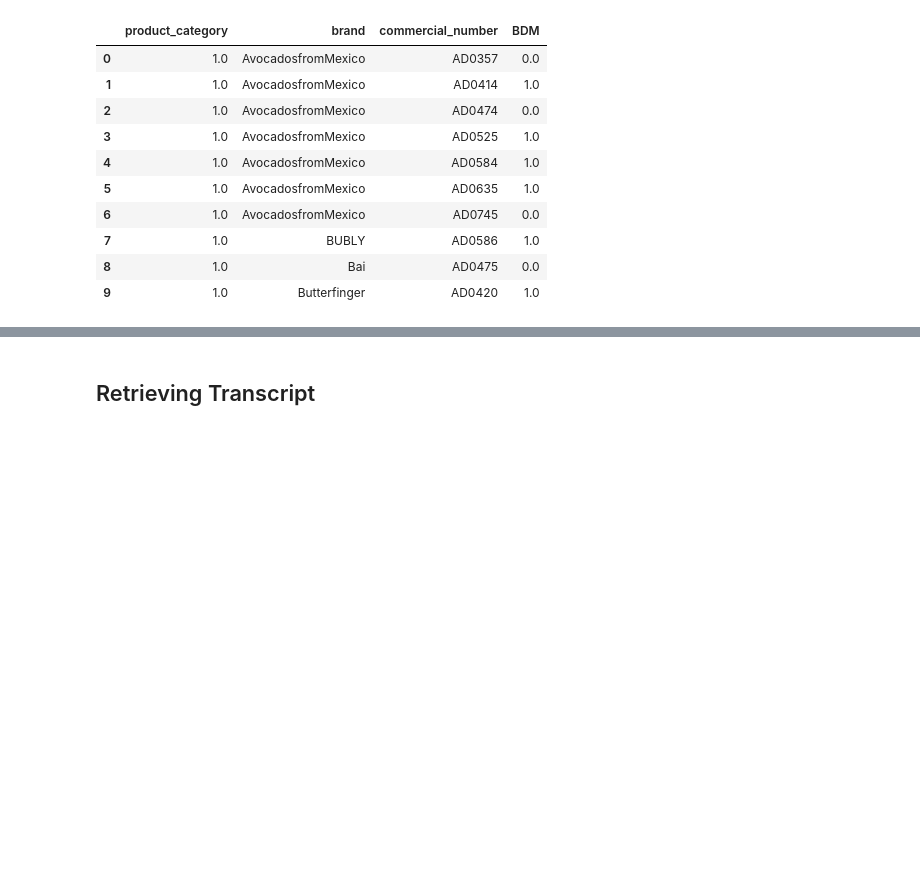
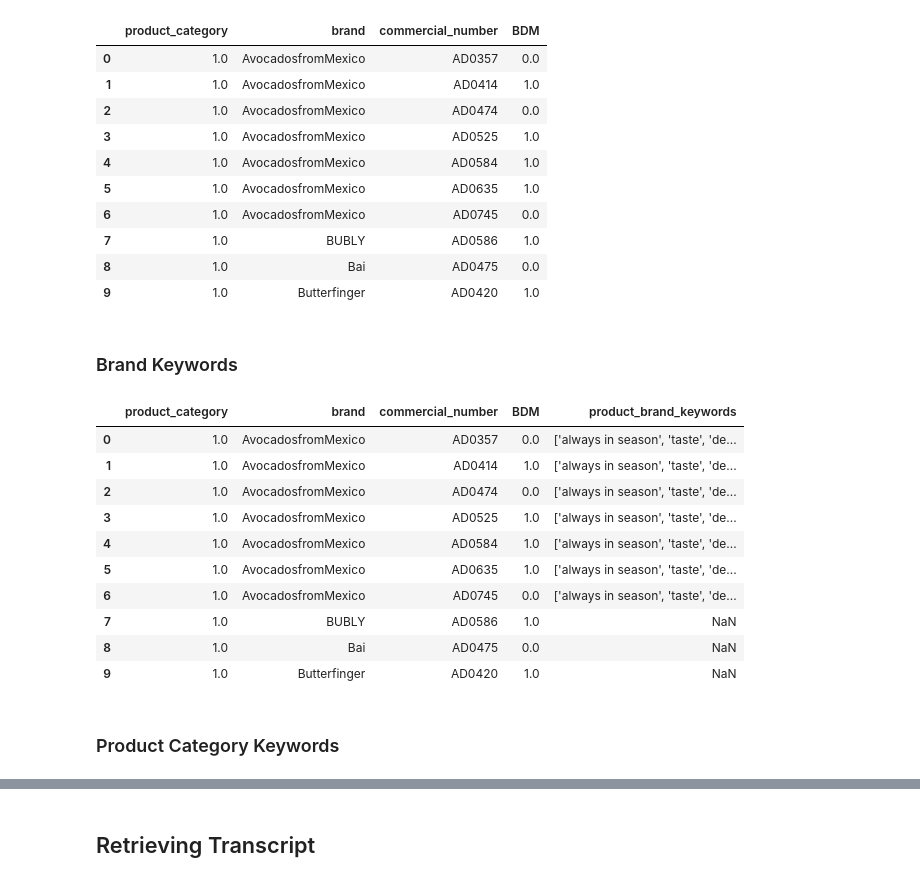
Before and after one commit to NilsLeo/Commercial-Brand-Differentiating-Message-Analysis, a Jupyter notebook: Neues_Projekt/BDM_Detection.ipynb, the cells around one changed output, grey strips where cells are left out. Saved outputs shown, nothing was run; the diff lists cells and outputs as text; code cells hidden in the pictures; blank space fills up the shorter version.

```diff
--- a/Neues_Projekt/BDM_Detection.ipynb
+++ b/Neues_Projekt/BDM_Detection.ipynb
@@ -68,3 +64,39 @@ ad_df.head(10)
 | 7 | 1.0 | BUBLY | AD0586 | 1.0 |
 | 8 | 1.0 | Bai | AD0475 | 0.0 |
 | 9 | 1.0 | Butterfinger | AD0420 | 1.0 |
+# %% [markdown]
+### Brand Keywords
+# %%
+product_brand_df = pd.read_csv("product_brands.csv")
+
+product_brand_df['brand'] = product_brand_df['brand'].str.replace(' ', '').str.lower()
+ad_df['brand_clean'] = ad_df['brand'].str.replace(' ', '').str.lower()
+
+# Merge the dataframes
+ad_df = ad_df.merge(
+    product_brand_df[['brand', 'product_brand_keywords']],
+    left_on='brand_clean',
+    right_on='brand',
+    how='left',
+    suffixes=('', '_brand')
+)
+
+# Clean up columns
+ad_df.drop(['brand_clean', 'brand_brand'], axis=1, inplace=True)
+
+
+ad_df.head(10)
+# %% [output]
+|  | product_category | brand | commercial_number | BDM | product_brand_keywords |
+| 0 | 1.0 | AvocadosfromMexico | AD0357 | 0.0 | ['always in season', 'taste', 'de... |
+| 1 | 1.0 | AvocadosfromMexico | AD0414 | 1.0 | ['always in season', 'taste', 'de... |
+| 2 | 1.0 | AvocadosfromMexico | AD0474 | 0.0 | ['always in season', 'taste', 'de... |
+| 3 | 1.0 | AvocadosfromMexico | AD0525 | 1.0 | ['always in season', 'taste', 'de... |
+| 4 | 1.0 | AvocadosfromMexico | AD0584 | 1.0 | ['always in season', 'taste', 'de... |
+| 5 | 1.0 | AvocadosfromMexico | AD0635 | 1.0 | ['always in season', 'taste', 'de... |
+| 6 | 1.0 | AvocadosfromMexico | AD0745 | 0.0 | ['always in season', 'taste', 'de... |
+| 7 | 1.0 | BUBLY | AD0586 | 1.0 | NaN |
+| 8 | 1.0 | Bai | AD0475 | 0.0 | NaN |
+| 9 | 1.0 | Butterfinger | AD0420 | 1.0 | NaN |
+# %% [markdown]
+### Product Category Keywords
```
Also changed, not shown: parts of 28 cells of this notebook, 8 other files.
